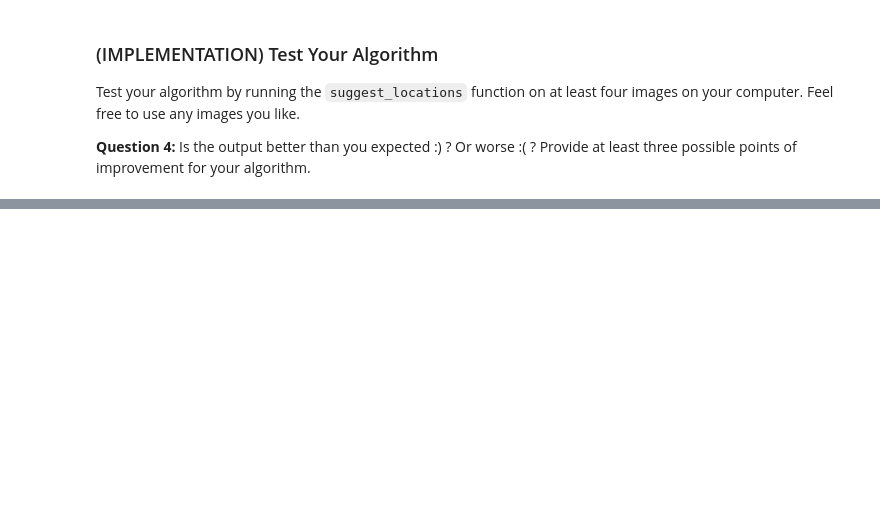
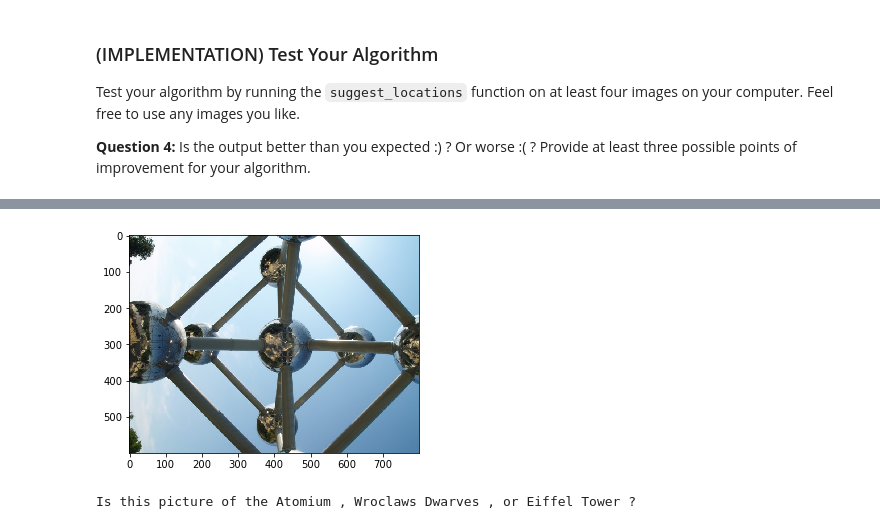
Before and after one commit to erichuiwong/deep-learning, a Jupyter notebook: landmark-classifier/landmark_project/landmark.ipynb, the cells around one changed output, grey strips where cells are left out. Cells and saved outputs as stored; diff of their text form; code cells hidden in the pictures; blank space fills up the shorter version.

```diff
--- a/landmark-classifier/landmark_project/landmark.ipynb
+++ b/landmark-classifier/landmark_project/landmark.ipynb
@@ -647,0 +655,5 @@ __Answer:__ (Three possible points for improvement)
+# %%
+suggest_locations('images/test/37.Atomium/5ecb74282baee5aa.jpg')
+# %% [output]
+[figure, added]
+Is this picture of the Atomium , Wroclaws Dwarves , or Eiffel Tower ?
```
Also changed, not shown: parts of 19 cells of this notebook.
